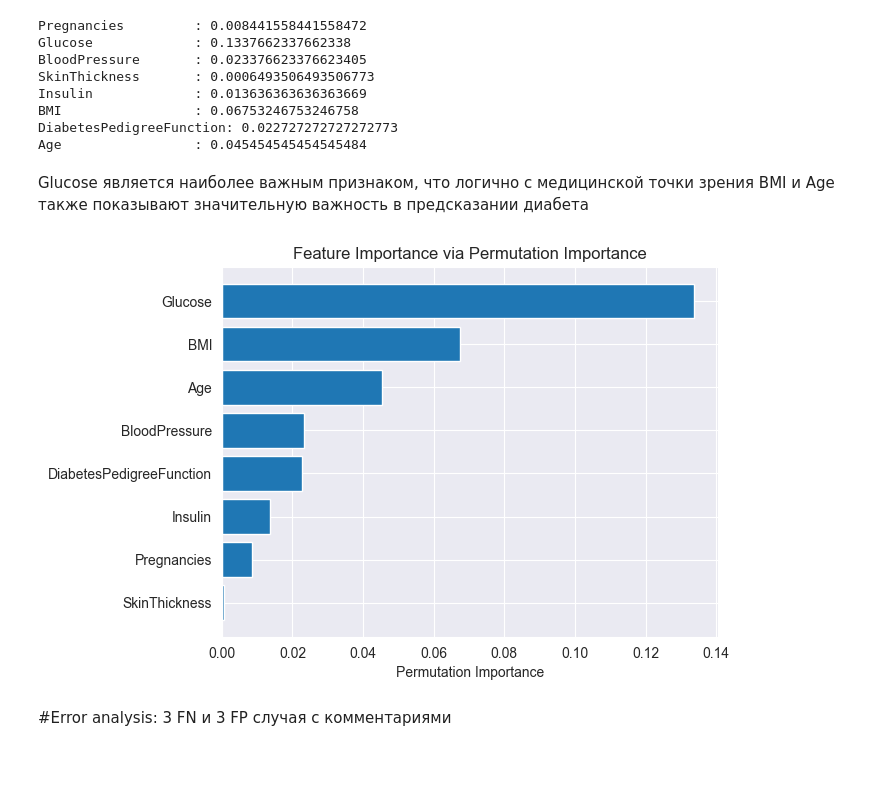
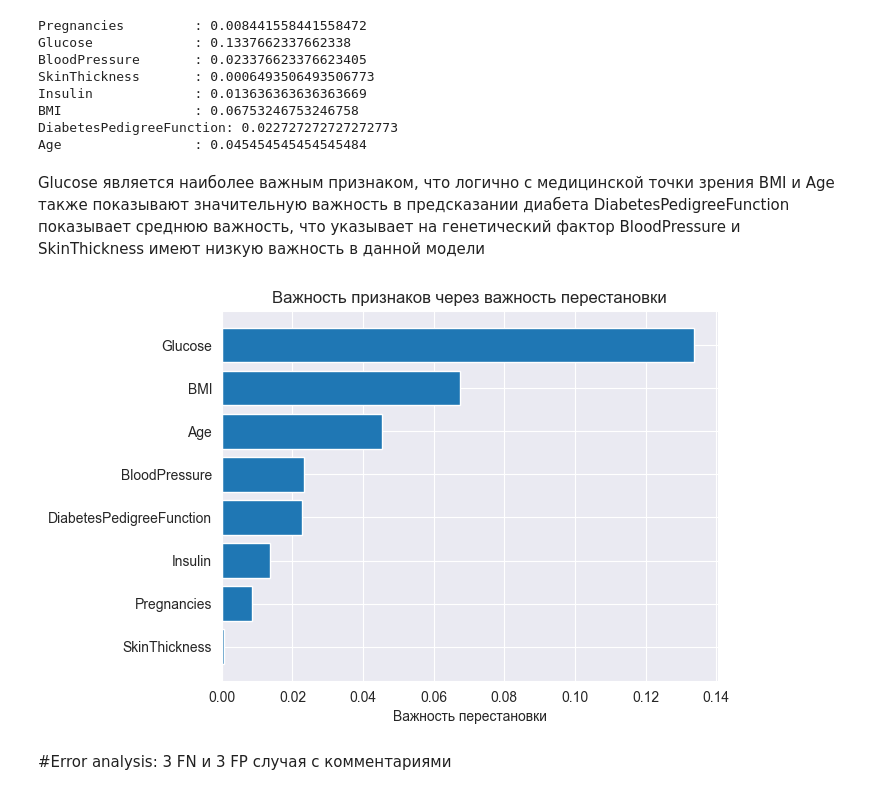
Before and after one commit to Soloda1/NeuroLAB2, a Jupyter notebook: notebooks/04_explainability_error_analysis.ipynb, the cells around one changed output. Drawn from its saved outputs; the diff is of its cells as text; code cells hidden in the pictures; blank space fills up the shorter version.

```diff
--- a/notebooks/04_explainability_error_analysis.ipynb
+++ b/notebooks/04_explainability_error_analysis.ipynb
@@ -76,15 +76,17 @@ Age                 : 0.045454545454545484
 # %% [markdown]
 Glucose является наиболее важным признаком, что логично с медицинской точки зрения
 BMI и Age также показывают значительную важность в предсказании диабета
+DiabetesPedigreeFunction показывает среднюю важность, что указывает на генетический фактор
+BloodPressure и SkinThickness имеют низкую важность в данной модели
 # %%
 #Визуализируем важность
 sorted_idx = result.importances_mean.argsort()
 plt.barh(X_test.columns[sorted_idx], result.importances_mean[sorted_idx])
-plt.xlabel("Permutation Importance")
-plt.title("Feature Importance via Permutation Importance")
+plt.xlabel("Важность перестановки")
+plt.title("Важность признаков через важность перестановки")
 plt.show()
 # %% [output]
-[figure, old version]
+[figure, new version]
 # %% [markdown]
 #Error analysis: 3 FN и 3 FP случая с комментариями
 # %%
```
Also changed, not shown: parts of 4 cells of this notebook.
